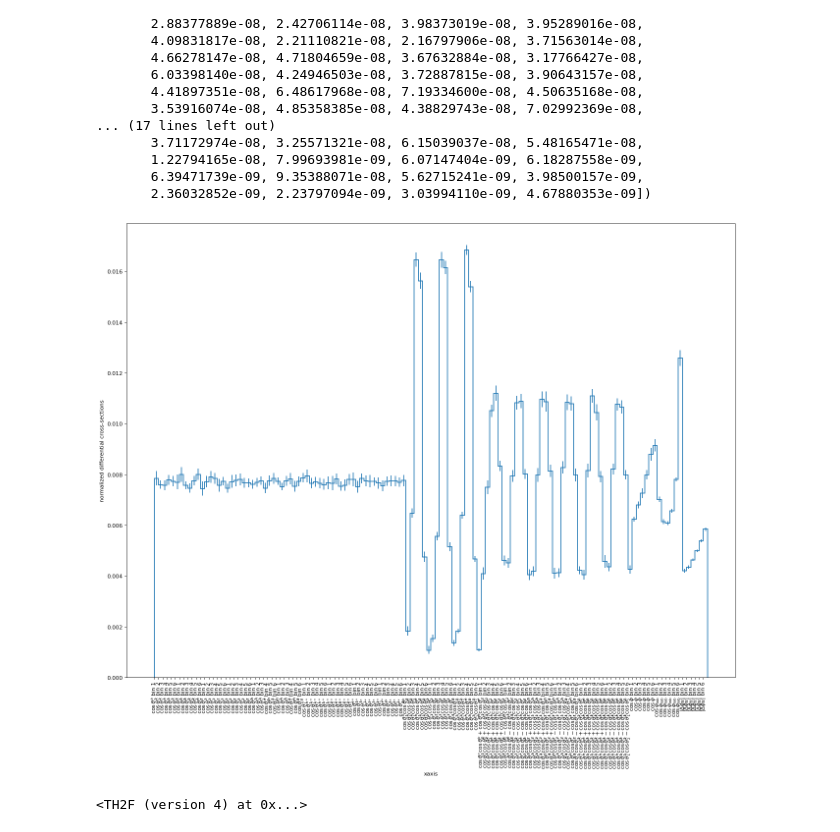
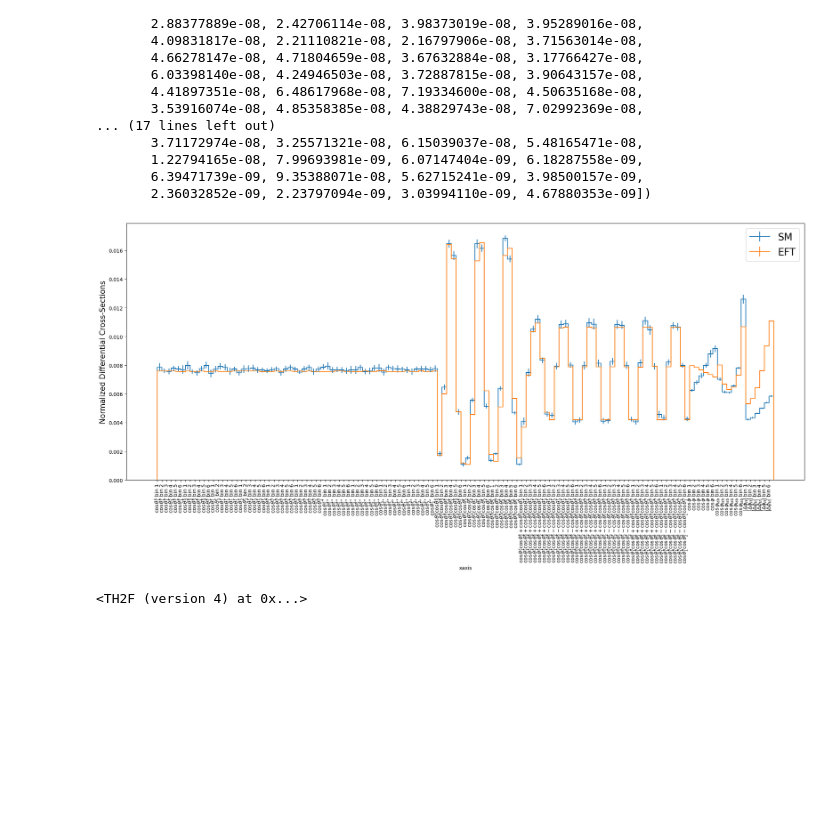
Before and after one commit to holytpk/EFTFitter, a Jupyter notebook: exec/convert_csv_root.ipynb, the cells around one changed output. Drawn from its saved outputs; the diff is of its cells as text; code cells hidden in the pictures; blank space fills up the shorter version.

Commit message:
a few steps to beautify the snake plot

```diff
--- a/exec/convert_csv_root.ipynb
+++ b/exec/convert_csv_root.ipynb
@@ -423,8 +423,9 @@ Processing cosvarphi_{mathrm{lab}}.csv with 6 bins.
 Processing _Deltaphi_{ellell}_.csv with 6 bins.
 Concatenated histogram saved to HEPData-concatenated-histogram.root
 # %%
-h_concatenated = uproot.open("HEPData-concatenated-histogram.root")
-np.shape(h_concatenated['concatenated_diff_cross_section;1'].to_hist())
+h_concatenated = uproot.open("HEPData-concatenated-histogram.root")['concatenated_diff_cross_section;1'].to_hist()
+h_concatenated_EFT = uproot.open('nlo_ctG_root_density/nlo_ctG_m2_nominal_toppt_default_shape.root')['TTbarSpinDensityMatrix']['snake_spinCorr_absolute_part_cut_0;1'].to_hist()
+np.shape(h_concatenated)
 # %% [output]
 (132,)
 # %%
@@ -448,13 +449,18 @@ array([7.48311942e-08, 2.55020918e-08, 3.74755199e-08, 3.54678055e-08,
        6.39471739e-09, 9.35388071e-08, 5.62715241e-09, 3.98500157e-09,
        2.36032852e-09, 2.23797094e-09, 3.03994110e-09, 4.67880353e-09])
 # %%
-plt.figure(figsize=(20, 15), dpi=80)
-h_concatenated['concatenated_diff_cross_section;1'].to_hist().plot1d()
-plt.ylabel("normalized differential cross-sections")
-plt.xticks(ticks=range(len(xy_labels[0])), labels=xy_labels[0], rotation=90);
-plt.savefig("concatenated_histograms.pdf")
+plt.figure(figsize=(20, 10), dpi=100)
+
+h_concatenated.plot1d(label='SM')
+h_concatenated_EFT.plot1d(label='EFT')
+
+plt.legend(fontsize=20)
+plt.ylabel("Normalized Differential Cross-Sections", fontsize=15)
+plt.xticks(ticks=range(len(xy_labels[0])), labels=xy_labels[0], rotation=90)
+plt.tight_layout()  # Automatically adjusts spacing
+plt.savefig("concatenated_histograms.pdf", bbox_inches='tight')  # Ensures labels are not cut
 # %% [output]
-[figure, old version]
+[figure, new version]
 # %%
 file_cov = uproot.open('covariance_matrix/statistical_covariance_matrix.root')
 # %%
```
Also changed, not shown: parts of 1 cell of this notebook.
